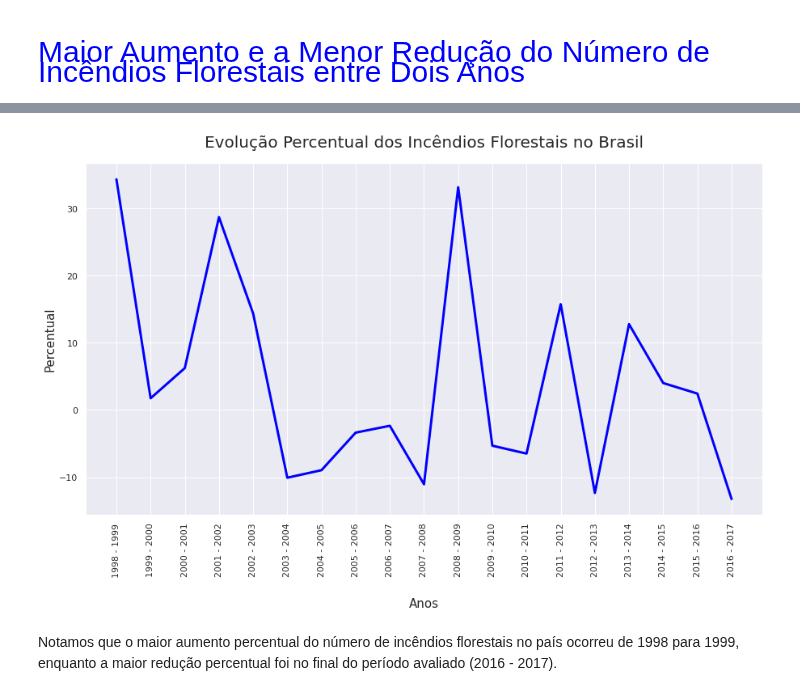
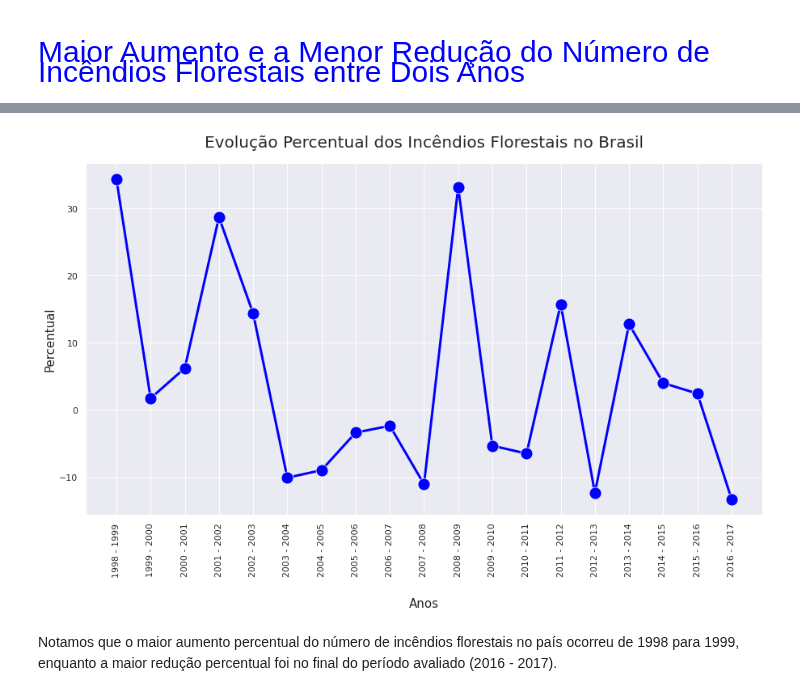
Before and after one commit to anibalfisico/Data-Science, a Jupyter notebook: inc-ndios-no-brasil.ipynb, the cells around one changed output, grey strips where cells are left out. Saved outputs shown, nothing was run; the diff lists cells and outputs as text; code cells hidden in the pictures.

```diff
--- a/inc-ndios-no-brasil.ipynb
+++ b/inc-ndios-no-brasil.ipynb
@@ -257,25 +257,25 @@ Onde i representa o percentual de variação da grandeza avaliada.
 # %%
 percentual = []
 for i in range(df_year.shape[0]-1):
     percentual.append(100*(df_year.iloc[i+1].number_year - df_year.iloc[i].number_year)/df_year.iloc[i].number_year)
 
 maximo_percentual, minimo_percentual = max(percentual), min(percentual)
 
 lista_anos = df_year.year.unique()
 lista_anos = lista_anos.astype('str')
 nomes_colunas = []
 for i in range(len(lista_anos)-1):
     nomes_colunas.append(lista_anos[i]+' - '+lista_anos[i+1])
 
 _ = sns.set_style('whitegrid')
 _ = sns.set(rc={'figure.figsize':(15,8)})
-_ = sns.lineplot(x=nomes_colunas, y=percentual,color='blue', lw=3)
+_ = sns.lineplot(x=nomes_colunas, y=percentual,color='blue', lw=3, marker='o',markersize=15)
 _ = plt.title('Evolução Percentual dos Incêndios Florestais no Brasil',size=20,pad=20)
 _ = plt.xlabel('Anos',labelpad=25,fontsize=15)
 _ = plt.ylabel('Percentual',fontsize=15)
 _ = plt.xticks(rotation= 90)
 # %% [output]
-[figure, old version]
+[figure, new version]
 # %% [markdown]
 Notamos que o maior aumento percentual do número de incêndios florestais no país ocorreu de 1998 para 1999, enquanto a maior redução percentual foi no final do período avaliado (2016 - 2017).
 # %% [markdown]
```
Also changed, not shown: parts of 4 cells of this notebook.
